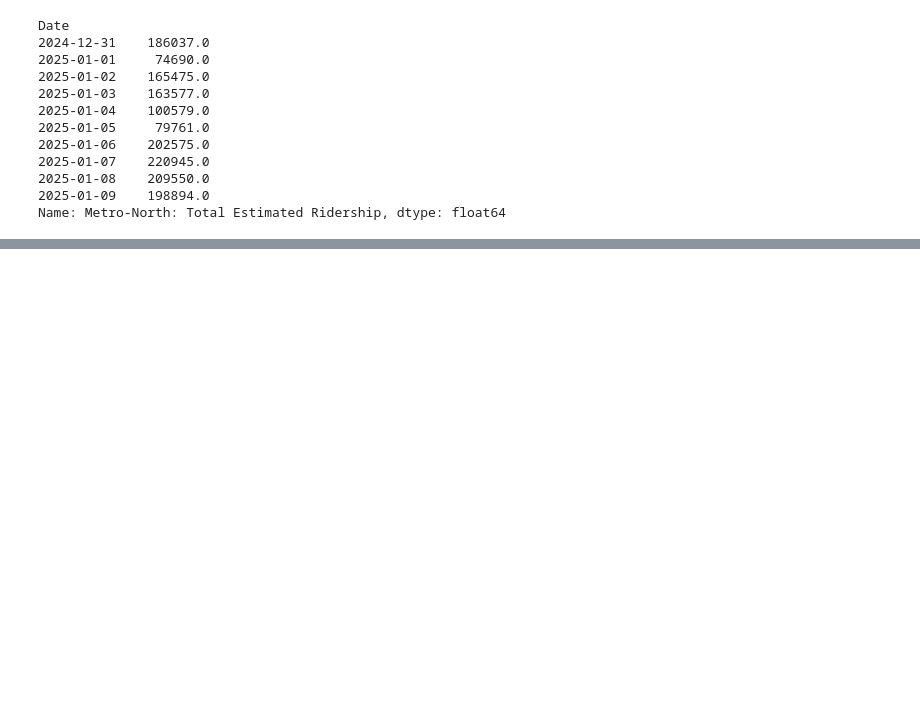
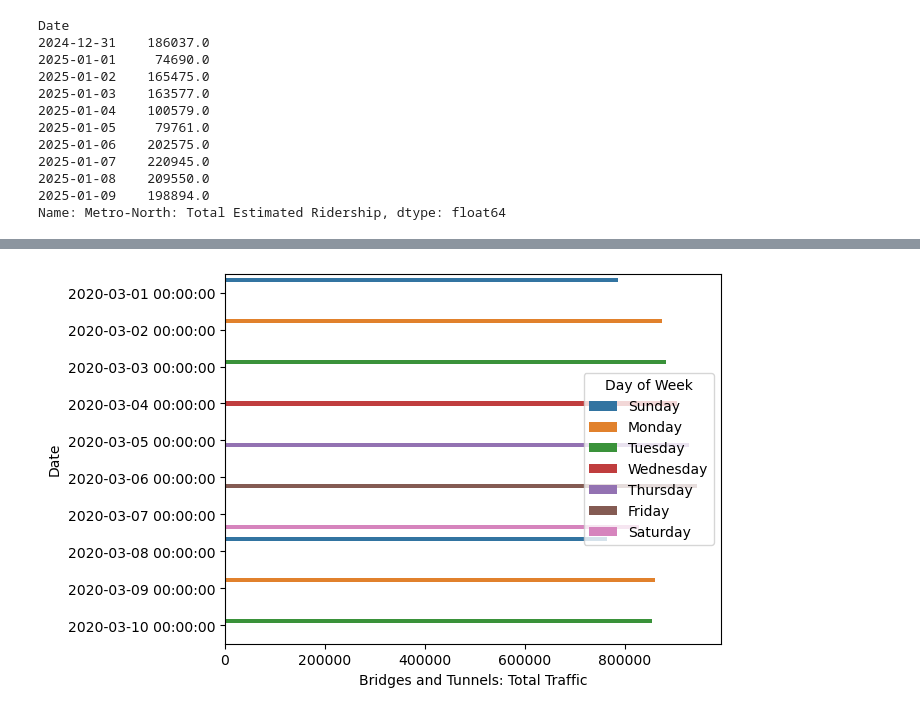
Before and after one commit to alishanstyles/MTA-Daily-Ridership, a Jupyter notebook: Untitled.ipynb, the cells around one changed output, grey strips where cells are left out. Saved outputs shown, nothing was run; the diff lists cells and outputs as text; code cells hidden in the pictures; blank space fills up the shorter version.

```diff
--- a/Untitled.ipynb
+++ b/Untitled.ipynb
@@ -596,0 +694,7 @@ sns.barplot(data = last_ten,
+# %%
+sns.barplot(data = first_ten,
+            x = 'Bridges and Tunnels: Total Traffic',
+            y = 'Date',
+            hue = 'Day of Week');
+# %% [output]
+[figure, added]
```
Also changed, not shown: parts of 17 cells of this notebook.
